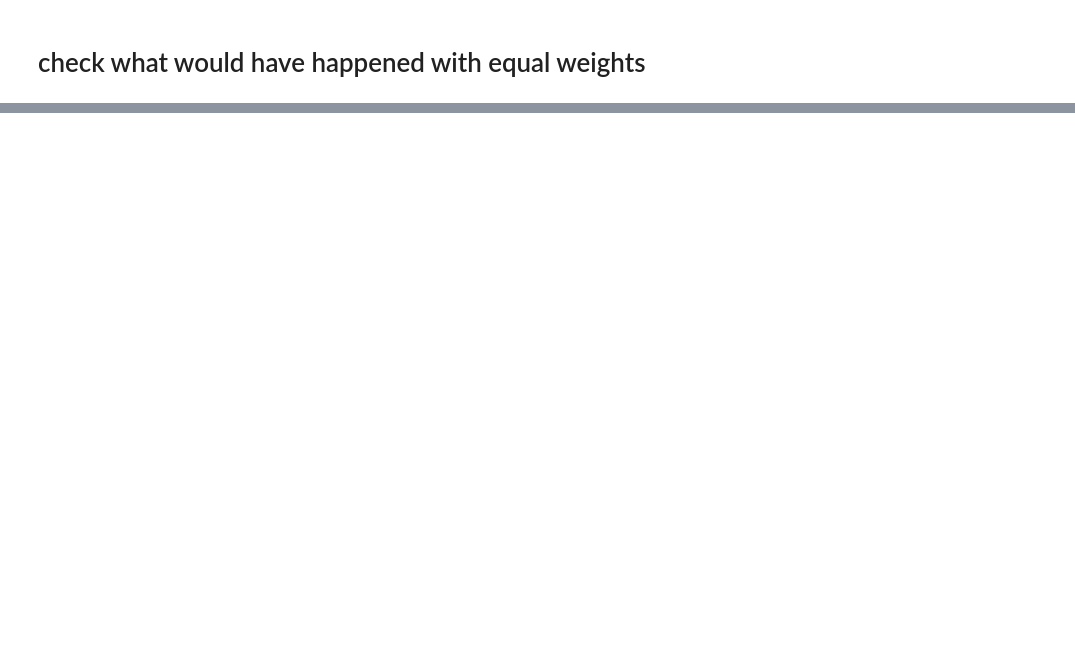
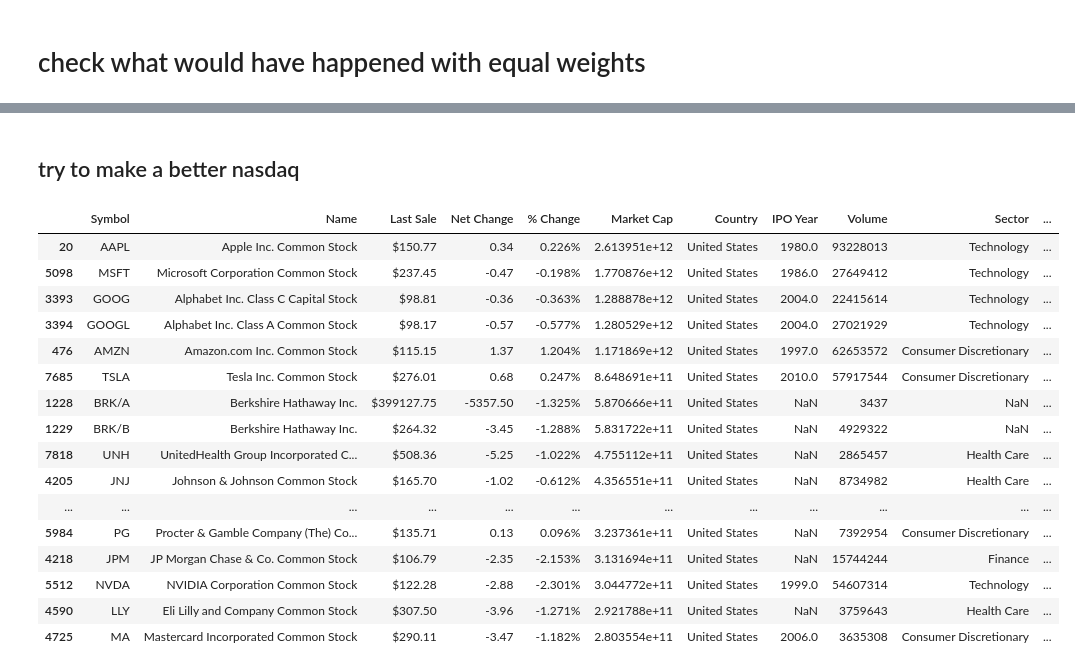
Before and after one commit to JustinGuese/tradingbot22-tradingbots, a Jupyter notebook: src/explore.ipynb, the cells around one changed output, grey strips where cells are left out. Cells and saved outputs as stored; diff of their text form; code cells hidden in the pictures; blank space fills up the shorter version.

```diff
--- a/src/explore.ipynb
+++ b/src/explore.ipynb
@@ -149,0 +169,26 @@ plt.plot(portfolioTotalWorth)
+# %% [markdown]
+## try to make a better nasdaq
+# %%
+nasdaq = pd.read_csv("nasdaq_screen.csv")
+# nasdaq.head()
+# %%
+nasdaq = nasdaq.sort_values(by="Market Cap", ascending=False)
+nasdaq.head(20)
+# %% [output]
+|  | Symbol | Name | Last Sale | Net Change | % Change | Market Cap | Country | IPO Year | Volume | Sector | ... |
+| 20 | AAPL | Apple Inc. Common Stock | $150.77 | 0.34 | 0.226% | 2.613951e+12 | United States | 1980.0 | 93228013 | Technology | ... |
+| 5098 | MSFT | Microsoft Corporation Common Stock | $237.45 | -0.47 | -0.198% | 1.770876e+12 | United States | 1986.0 | 27649412 | Technology | ... |
+| 3393 | GOOG | Alphabet Inc. Class C Capital Stock | $98.81 | -0.36 | -0.363% | 1.288878e+12 | United States | 2004.0 | 22415614 | Technology | ... |
+| 3394 | GOOGL | Alphabet Inc. Class A Common Stock | $98.17 | -0.57 | -0.577% | 1.280529e+12 | United States | 2004.0 | 27021929 | Technology | ... |
+| 476 | AMZN | Amazon.com Inc. Common Stock | $115.15 | 1.37 | 1.204% | 1.171869e+12 | United States | 1997.0 | 62653572 | Consumer Discretionary | ... |
+| 7685 | TSLA | Tesla Inc. Common Stock | $276.01 | 0.68 | 0.247% | 8.648691e+11 | United States | 2010.0 | 57917544 | Consumer Discretionary | ... |
+| 1228 | BRK/A | Berkshire Hathaway Inc. | $399127.75 | -5357.50 | -1.325% | 5.870666e+11 | United States | NaN | 3437 | NaN | ... |
+| 1229 | BRK/B | Berkshire Hathaway Inc. | $264.32 | -3.45 | -1.288% | 5.831722e+11 | United States | NaN | 4929322 | NaN | ... |
+| 7818 | UNH | UnitedHealth Group Incorporated C... | $508.36 | -5.25 | -1.022% | 4.755112e+11 | United States | NaN | 2865457 | Health Care | ... |
+| 4205 | JNJ | Johnson & Johnson Common Stock | $165.70 | -1.02 | -0.612% | 4.356551e+11 | United States | NaN | 8734982 | Health Care | ... |
+| ... | ... | ... | ... | ... | ... | ... | ... | ... | ... | ... | ... |
+| 5984 | PG | Procter & Gamble Company (The) Co... | $135.71 | 0.13 | 0.096% | 3.237361e+11 | United States | NaN | 7392954 | Consumer Discretionary | ... |
+| 4218 | JPM | JP Morgan Chase & Co. Common Stock | $106.79 | -2.35 | -2.153% | 3.131694e+11 | United States | NaN | 15744244 | Finance | ... |
+| 5512 | NVDA | NVIDIA Corporation Common Stock | $122.28 | -2.88 | -2.301% | 3.044772e+11 | United States | 1999.0 | 54607314 | Technology | ... |
+| 4590 | LLY | Eli Lilly and Company Common Stock | $307.50 | -3.96 | -1.271% | 2.921788e+11 | United States | NaN | 3759643 | Health Care | ... |
+| 4725 | MA | Mastercard Incorporated Common Stock | $290.11 | -3.47 | -1.182% | 2.803554e+11 | United States | 2006.0 | 3635308 | Consumer Discretionary | ... |
```
Also changed, not shown: parts of 17 cells of this notebook, 7 other files.
